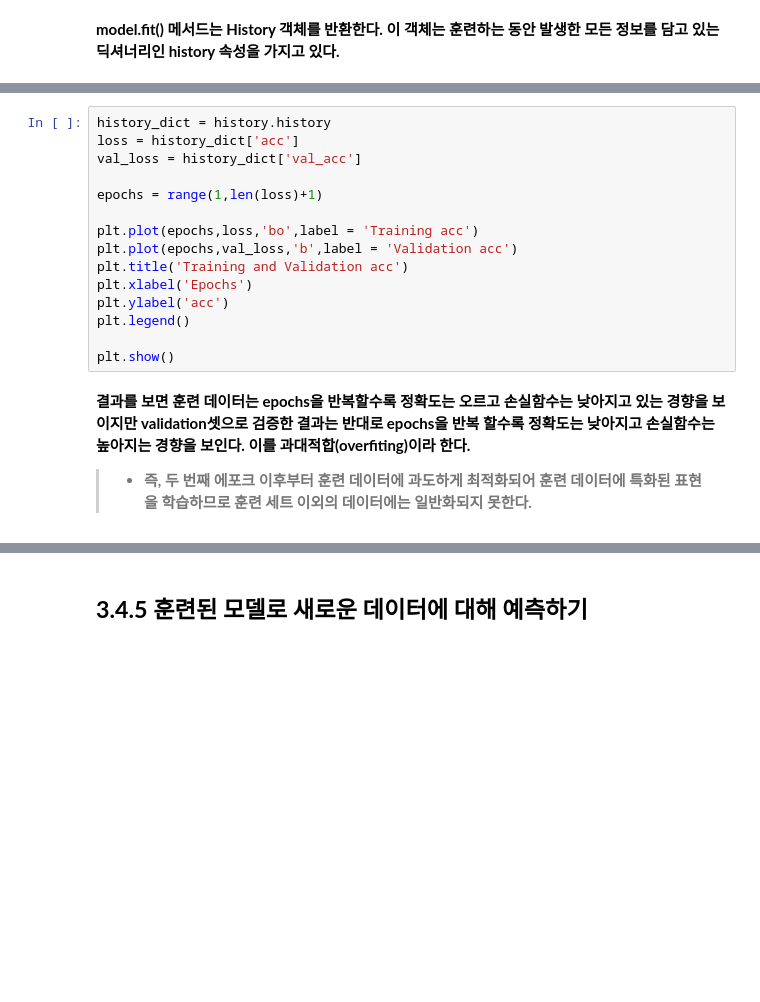
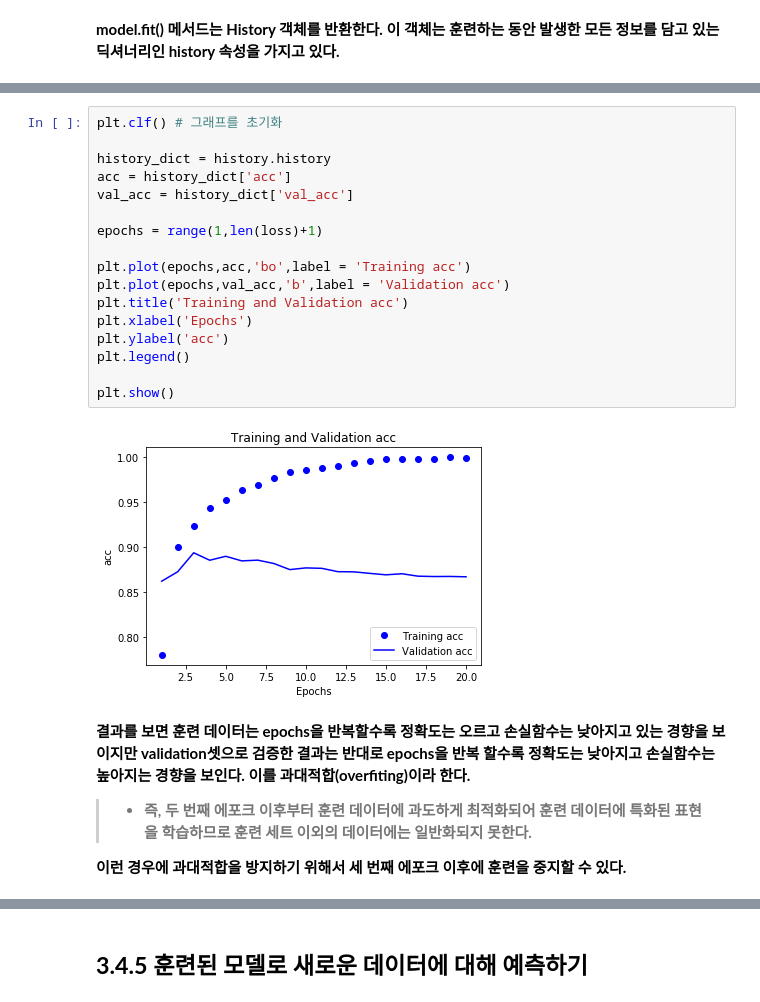
Before and after one commit to seungcho/Deep-Learning-to-Learn-from-the-Creator-of-Keras, a Jupyter notebook: 3장 신경망 시작하기.ipynb, the cells around one changed output, grey strips where cells are left out. Cells and saved outputs as stored; diff of their text form; blank space fills up the shorter version.

```diff
--- a/3장 신경망 시작하기.ipynb
+++ b/3장 신경망 시작하기.ipynb
@@ -422,20 +439,26 @@ plt.show()
 # %%
+plt.clf() # 그래프를 초기화
+
 history_dict = history.history
-loss = history_dict['acc']
-val_loss = history_dict['val_acc']
+acc = history_dict['acc']
+val_acc = history_dict['val_acc']
 
 epochs = range(1,len(loss)+1)
 
-plt.plot(epochs,loss,'bo',label = 'Training acc')
-plt.plot(epochs,val_loss,'b',label = 'Validation acc')
+plt.plot(epochs,acc,'bo',label = 'Training acc')
+plt.plot(epochs,val_acc,'b',label = 'Validation acc')
 plt.title('Training and Validation acc')
 plt.xlabel('Epochs')
 plt.ylabel('acc')
 plt.legend()
 
 plt.show()
+# %% [output]
+[figure, added]
 # %% [markdown]
 **결과를 보면 훈련 데이터는 epochs을 반복할수록 정확도는 오르고 손실함수는 낮아지고 있는 경향을 보이지만 validation셋으로 검증한 결과는 반대로 epochs을 반복 할수록 정확도는 낮아지고 손실함수는 높아지는 경향을 보인다. 이를 과대적합(overfiting)이라 한다.**
 
 > - **즉, 두 번째 에포크 이후부터 훈련 데이터에 과도하게 최적화되어 훈련 데이터에 특화된 표현을 학습하므로 훈련 세트 이외의 데이터에는 일반화되지 못한다.**
+
+**이런 경우에 과대적합을 방지하기 위해서 세 번째 에포크 이후에 훈련을 중지할 수 있다.**
 # %%
```
Also changed, not shown: parts of 143 cells of this notebook, 6 other files.
